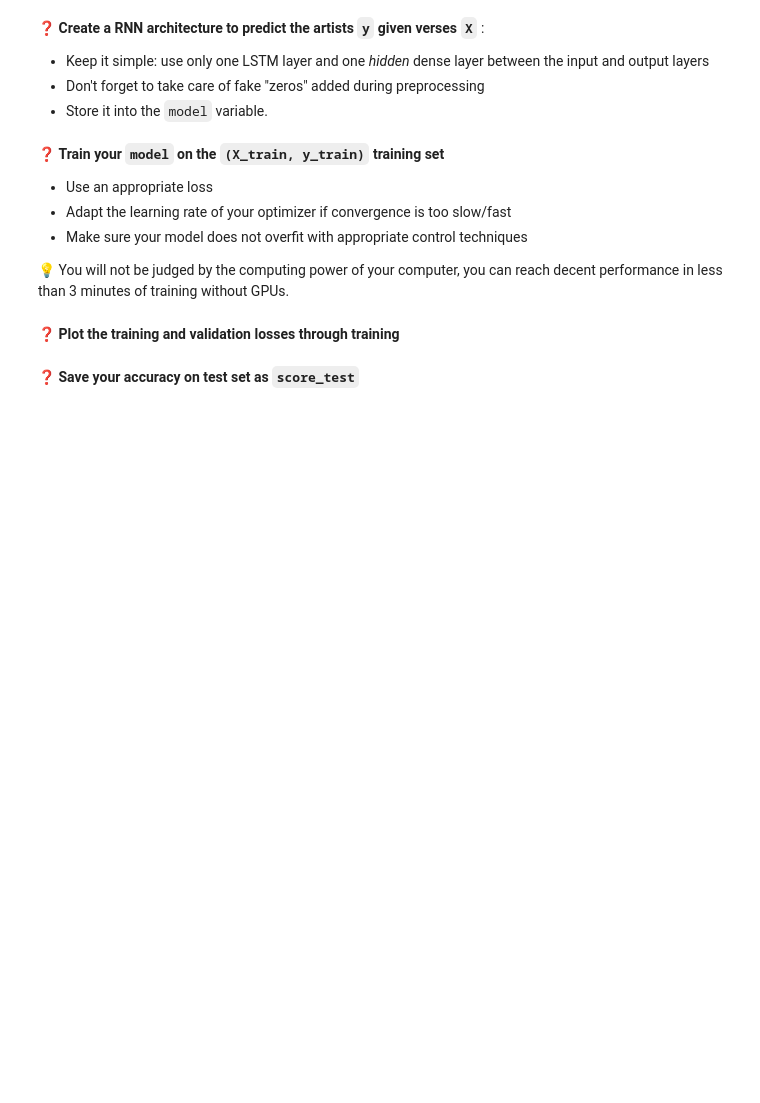
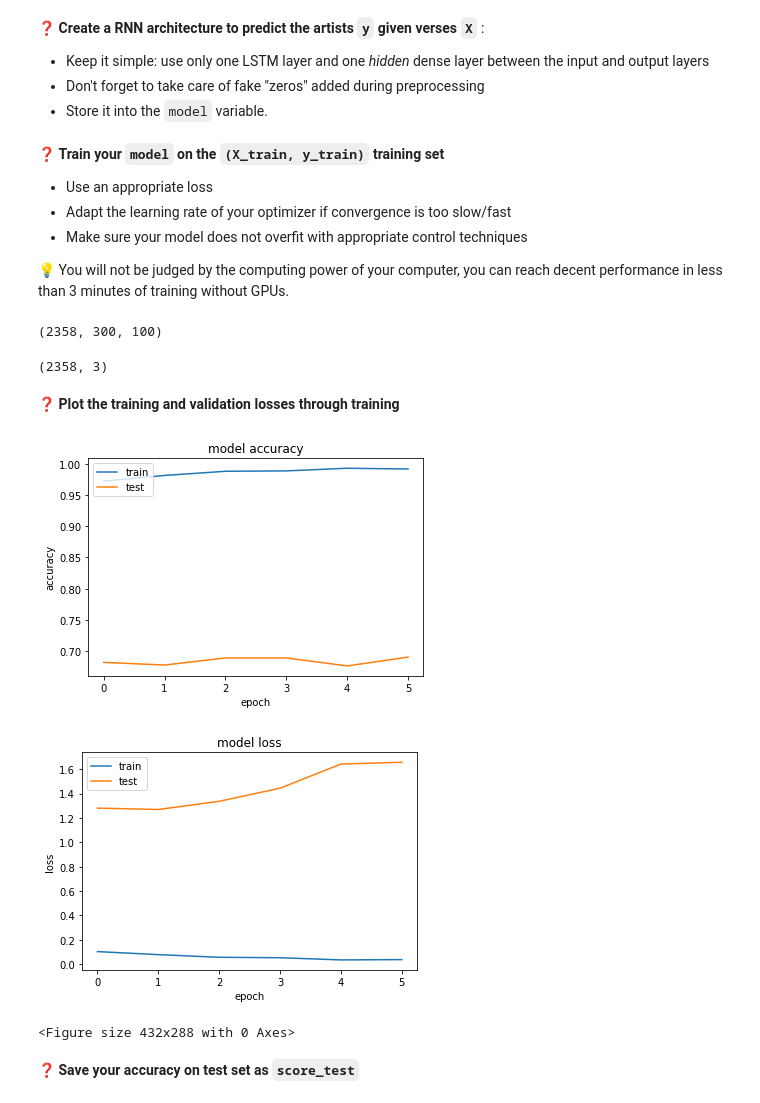
Before and after one commit to AlexandrePerdomo/data-certification-exam, a Jupyter notebook: recurrent_neural_network/lyrics_detector.ipynb, the cells around one changed output. Saved outputs shown, nothing was run; the diff lists cells and outputs as text; code cells hidden in the pictures; blank space fills up the shorter version.

```diff
--- a/recurrent_neural_network/lyrics_detector.ipynb
+++ b/recurrent_neural_network/lyrics_detector.ipynb
@@ -137,0 +262,3 @@ assert len(data['embed']) == len(data)
+# %%
+X_embed = embedding(word2vec, data['seq'])
+X = pad_sequences(X_embed, dtype='float32', padding='post', maxlen=300)
@@ -141,0 +274,4 @@ assert len(data['embed']) == len(data)
+# %%
+ohe = OneHotEncoder(sparse = False) # Instanciate encoder
+ohe.fit(data[['artist']]) # Fit encoder
+y = ohe.transform(data[['artist']])
@@ -186,3 +355,9 @@ with open("data_lyrics_solution.pickle", "rb") as file:
+# %%
+model = Sequential()
+model.add(layers.Masking())
+model.add(layers.LSTM(20, activation="tanh"))
+model.add(layers.Dense(10, activation="relu"))
+model.add(layers.Dense(3, activation="softmax"))
 # %% [markdown]
 ❓ **Train your `model` on the `(X_train, y_train)` training set**
 - Use an appropriate loss
@@ -195,15 +370,44 @@ with open("data_lyrics_solution.pickle", "rb") as file:
+# %%
+X_train.shape
+# %% [output]
+(2358, 300, 100)
+# %%
+y_train.shape
+# %% [output]
+(2358, 3)
+# %%
+model.compile(loss='categorical_crossentropy', optimizer='rmsprop', metrics=['accuracy'])
+es = EarlyStopping(patience=4)
+
+history = model.fit(X_train, y_train,
+          validation_split=0.3,
+          batch_size=16, epochs=20, verbose=0, callbacks=[es]);
 # %% [markdown]
 ❓ **Plot the training and validation losses through training**
 # %%
-# Plot below your train/val loss history
-# YOUR CODE HERE
-# YOUR CODE HERE
-# YOUR CODE HERE
-
-
+# summarize history for accuracy
+plt.plot(history.history['accuracy'])
+plt.plot(history.history['val_accuracy'])
+plt.title('model accuracy')
+plt.ylabel('accuracy')
+plt.xlabel('epoch')
+plt.legend(['train', 'test'], loc='upper left')
+plt.show()
+# summarize history for loss
+plt.plot(history.history['loss'])
+plt.plot(history.history['val_loss'])
+plt.title('model loss')
+plt.ylabel('loss')
+plt.xlabel('epoch')
+plt.legend(['train', 'test'], loc='upper left')
+plt.show()
 # Run also this code to save figure as jpg in path below (it's your job to ensure it works)
 fig = plt.gcf()
 plt.savefig("tests/history.png")
+# %% [output]
+[figure, added]
+[figure, added]
+<Figure size 432x288 with 0 Axes>
 # %% [markdown]
 ❓ **Save your accuracy on test set as `score_test`**
 # %%
```
Also changed, not shown: parts of 45 cells of this notebook, 5 other files.
